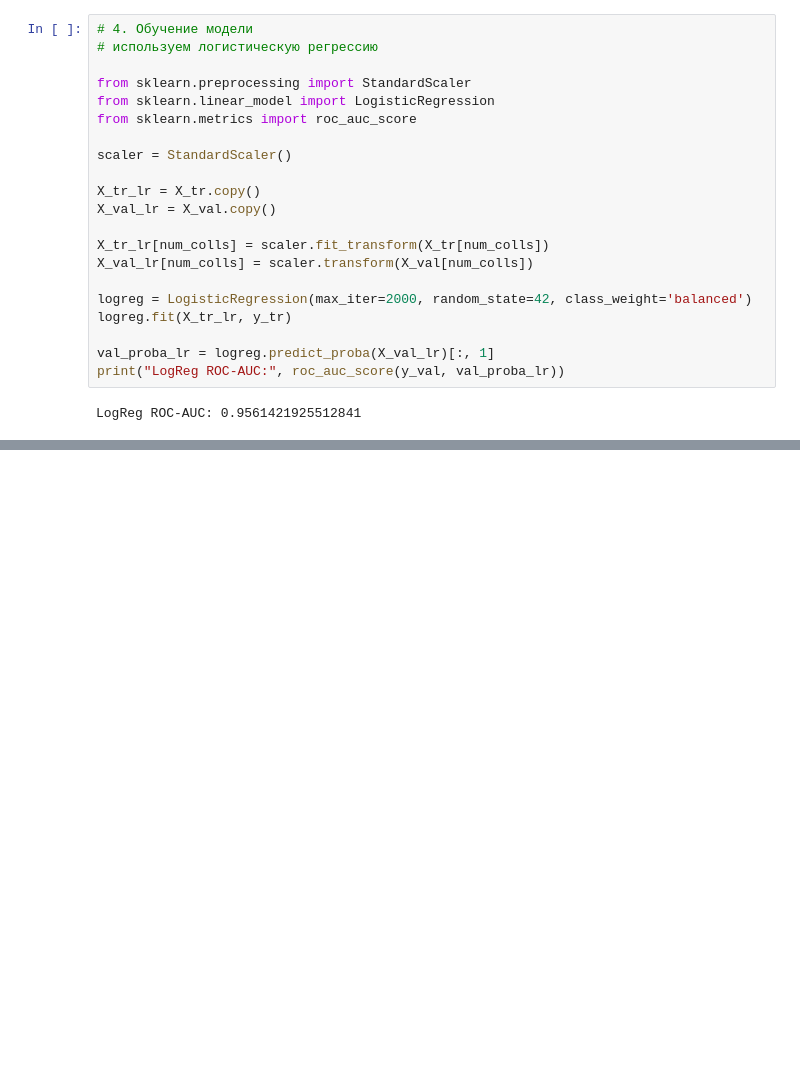
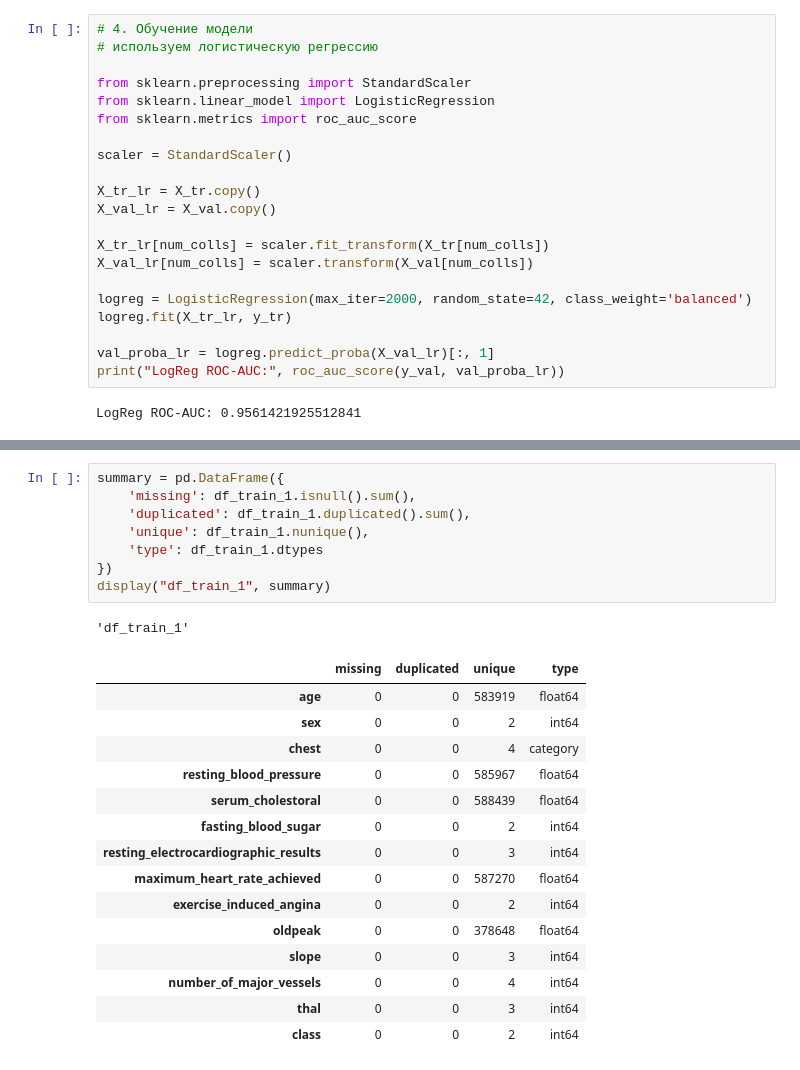
Before and after one commit to KonstGen921/sf_data_science, a Jupyter notebook: tasks/test_DL_PJ.ipynb, the cells around one changed output, grey strips where cells are left out. Drawn from its saved outputs; the diff is of its cells as text; blank space fills up the shorter version.

```diff
--- a/tasks/test_DL_PJ.ipynb
+++ b/tasks/test_DL_PJ.ipynb
@@ -465,0 +570,25 @@ AttributeError: type object 'RandomForestClassifier' has no attribute 'export_gr
+# %%
+summary = pd.DataFrame({
+    'missing': df_train_1.isnull().sum(),
+    'duplicated': df_train_1.duplicated().sum(),
+    'unique': df_train_1.nunique(),
+    'type': df_train_1.dtypes
+})
+display("df_train_1", summary)
+# %% [output]
+'df_train_1'
+|  | missing | duplicated | unique | type |
+| age | 0 | 0 | 583919 | float64 |
+| sex | 0 | 0 | 2 | int64 |
+| chest | 0 | 0 | 4 | category |
+| resting_blood_pressure | 0 | 0 | 585967 | float64 |
+| serum_cholestoral | 0 | 0 | 588439 | float64 |
+| fasting_blood_sugar | 0 | 0 | 2 | int64 |
+| resting_electrocardiographic_results | 0 | 0 | 3 | int64 |
+| maximum_heart_rate_achieved | 0 | 0 | 587270 | float64 |
+| exercise_induced_angina | 0 | 0 | 2 | int64 |
+| oldpeak | 0 | 0 | 378648 | float64 |
+| slope | 0 | 0 | 3 | int64 |
+| number_of_major_vessels | 0 | 0 | 4 | int64 |
+| thal | 0 | 0 | 3 | int64 |
+| class | 0 | 0 | 2 | int64 |
```
Also changed, not shown: parts of 7 cells of this notebook, 3 other files.
